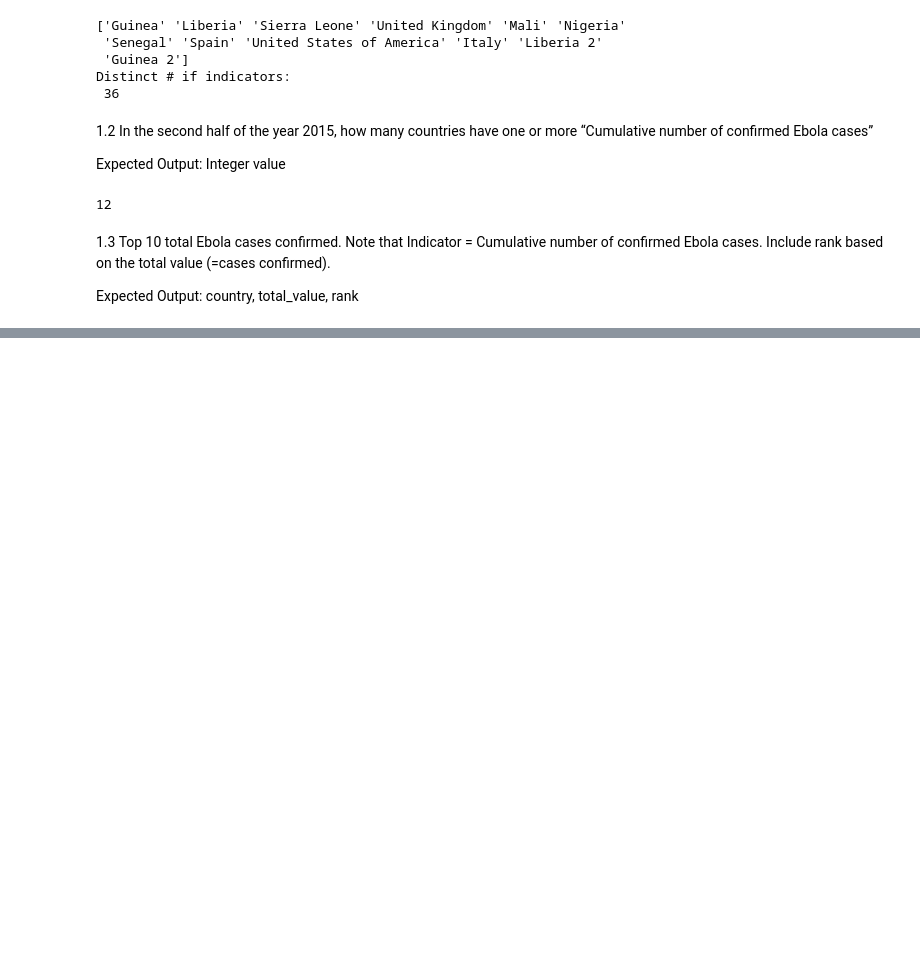
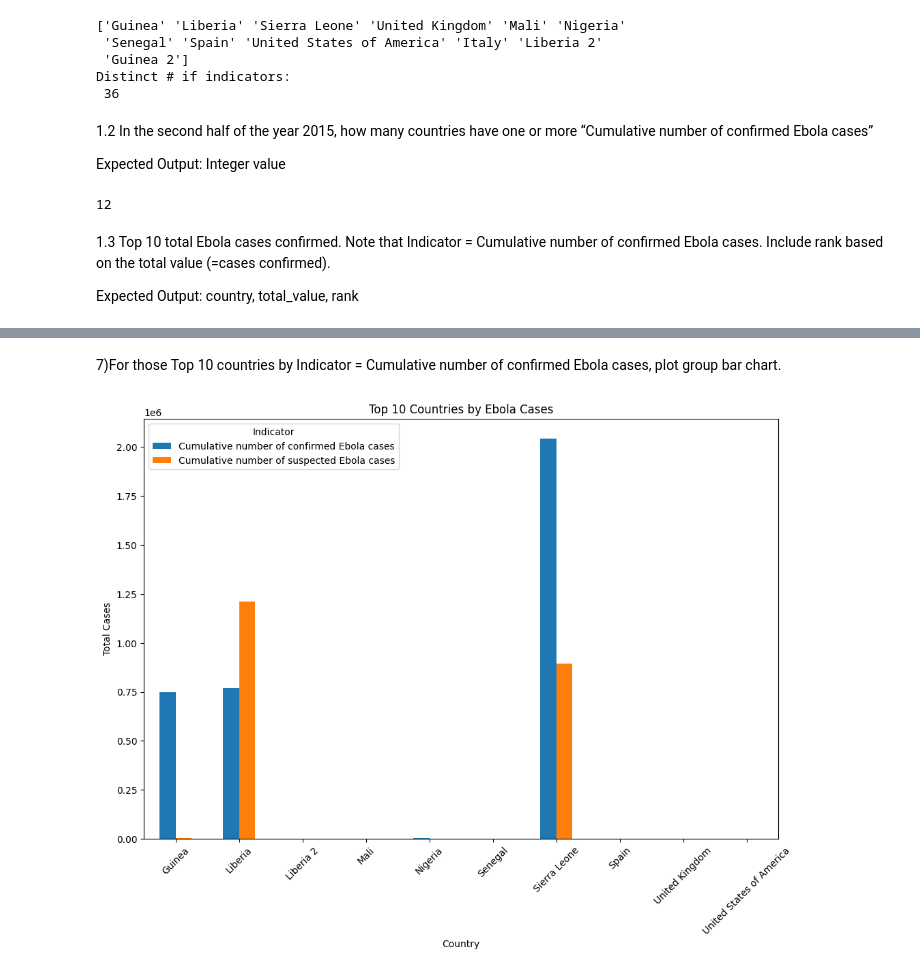
Before and after one commit to CatedSathishkumar/data-analytics, a Jupyter notebook: miniproject6_ebola.ipynb, the cells around one changed output, grey strips where cells are left out. Saved outputs shown, nothing was run; the diff lists cells and outputs as text; code cells hidden in the pictures; blank space fills up the shorter version.

```diff
--- a/miniproject6_ebola.ipynb
+++ b/miniproject6_ebola.ipynb
@@ -87,0 +68,21 @@ print(tabulate(confirmed, headers='keys', tablefmt='github'))
+# %%
+
+df['Year'] = df['Date'].str[:4]
+df['Month'] = df['Date'].str[5:7]
+
+df['Year'] = df['Year'].astype(int)
+df['Month'] = df['Month'].astype(int)
+
+q2_2015 = df[(df['Year'] == 2015) & (df['Month'].isin([4, 5, 6])) & (df['Indicator'] == 'Cumulative number of confirmed, probable and suspected Ebola deaths')]
+
+total_deaths_q2 = q2_2015.groupby('Country')['value'].sum().reset_index()
+
+total_deaths_q2['Rank'] = total_deaths_q2['value'].rank(ascending=False)
+
+top_10_q2_2015 = total_deaths_q2.sort_values(by='value', ascending=False).head(10)
+
+table = tabulate(top_10_q2_2015[['Country', 'value', 'Rank']],
+                 headers=['Country', 'Total Deaths', 'Rank'],
+                 tablefmt='grid')
+
+print(table)
@@ -133,0 +195,28 @@ KeyError: 'Indicator'
+# %% [markdown]
+7)For those Top 10 countries by Indicator = Cumulative number of confirmed Ebola cases, plot group bar chart.
+# %%
+import matplotlib.pyplot as plt
+import seaborn as sns
+
+# Calculate total confirmed Ebola cases by country
+total_cases_by_country = df[df['Indicator'] == 'Cumulative number of confirmed Ebola cases'].groupby('Country')['value'].sum().reset_index().sort_values(by='value', ascending=False)
+
+# Get the top 10 countries by confirmed Ebola cases
+top_10_countries_confirmed = total_cases_by_country.head(10)['Country']
+
+# Filter data for top 10 countries and relevant indicators
+top_10_data = df[df['Country'].isin(top_10_countries_confirmed) & df['Indicator'].isin(['Cumulative number of confirmed Ebola cases', 'Cumulative number of suspected Ebola cases'])]
+
+# Group by country and indicator
+grouped_data = top_10_data.groupby(['Country', 'Indicator'])['value'].sum().unstack()
+
+# Plot
+grouped_data.plot(kind='bar', figsize=(12, 8))
+plt.title('Top 10 Countries by Ebola Cases')
+plt.ylabel('Total Cases')
+plt.xticks(rotation=45)
+plt.show()
+
+# The second plot block is a duplicate, removing it.
+# %% [output]
+[figure, added]
```
Also changed, not shown: parts of 10 cells of this notebook.
